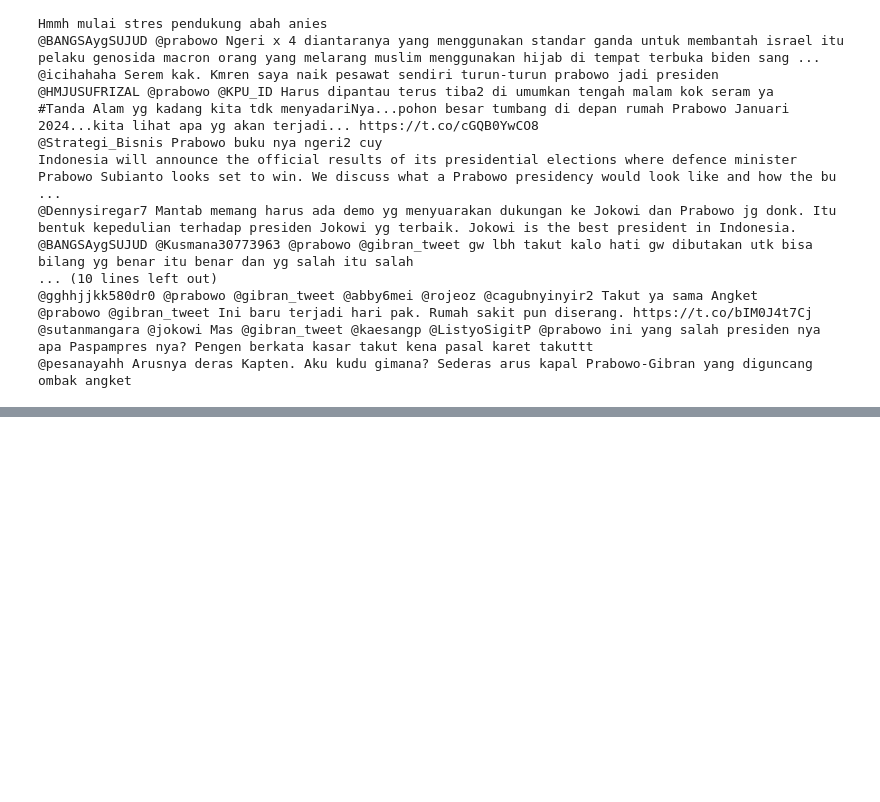
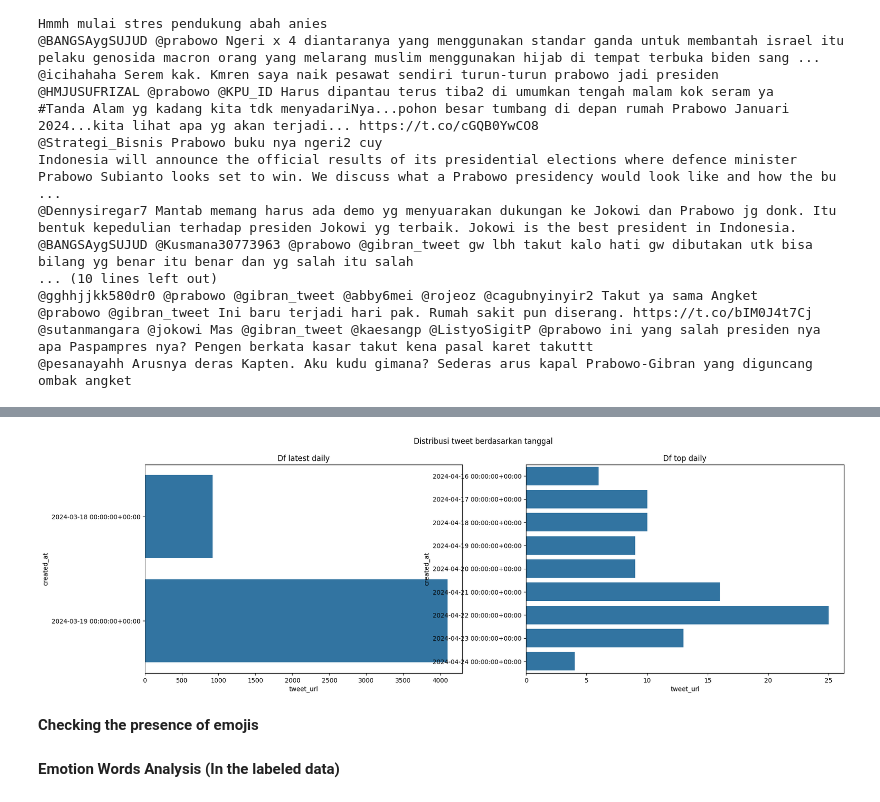
Before and after one commit to Arthdrm/PythonCode, a Jupyter notebook: scrapping-data-viz/data_lab.ipynb, the cells around one changed output, grey strips where cells are left out. Drawn from its saved outputs; the diff is of its cells as text; code cells hidden in the pictures; blank space fills up the shorter version.

```diff
--- a/scrapping-data-viz/data_lab.ipynb
+++ b/scrapping-data-viz/data_lab.ipynb
@@ -220,0 +255,6 @@ Indonesia will announce the official results of its presidential elections where
+# %%
+df_latest = pd.read_csv("tweets-data/prabowo_24-04-2024_18-42-51.csv", delimiter=",")
+df_top = pd.read_csv("tweets-data/prabowo,_gibran,_paslon_02_24-04-2024_18-11-48.csv", delimiter=",")
+display(df_top.head())
+print("\n\n")
+display(df_latest.head())
@@ -220,0 +274,5 @@ Indonesia will announce the official results of its presidential elections where
+# %%
+# Converting date
+df_latest['created_at'] = pd.to_datetime(df_latest['created_at'], format="%a %b %d %H:%M:%S %z %Y")
+df_top['created_at'] = pd.to_datetime(df_top['created_at'], format="%a %b %d %H:%M:%S %z %Y")
+df_latest.head()
@@ -220,0 +286,5 @@ Indonesia will announce the official results of its presidential elections where
+# %%
+df_latest_daily = df_latest.resample(rule='D', on='created_at').agg({
+    "tweet_url":'nunique'
+})
+df_latest_daily.head()
@@ -220,0 +296,5 @@ Indonesia will announce the official results of its presidential elections where
+# %%
+df_top_daily = df_top.resample(rule='D', on='created_at').agg({
+    "tweet_url":'nunique'
+})
+df_top_daily
@@ -220,0 +313,30 @@ Indonesia will announce the official results of its presidential elections where
+# %%
+fig, axes = plt.subplots(figsize=(20,6), nrows=1, ncols=2)
+
+# First chart: df_latest_daily
+sns.barplot(
+    x='tweet_url',
+    y='created_at',
+    data=df_latest_daily,
+    ax=axes[0]
+)
+axes[0].set_title("Df latest daily")
+
+# First chart: df_top_daily
+sns.barplot(
+    x='tweet_url',
+    y='created_at',
+    data=df_top_daily,
+    ax=axes[1]
+)
+axes[1].set_title("Df top daily")
+
+
+plt.suptitle("Distribusi tweet berdasarkan tanggal")
+plt.show()
+# %% [output]
+[figure, added]
+# %% [markdown]
+**Checking the presence of emojis**
+# %% [markdown]
+**Emotion Words Analysis (In the labeled data)**
```
Also changed, not shown: parts of 24 cells of this notebook, 13 other files.
